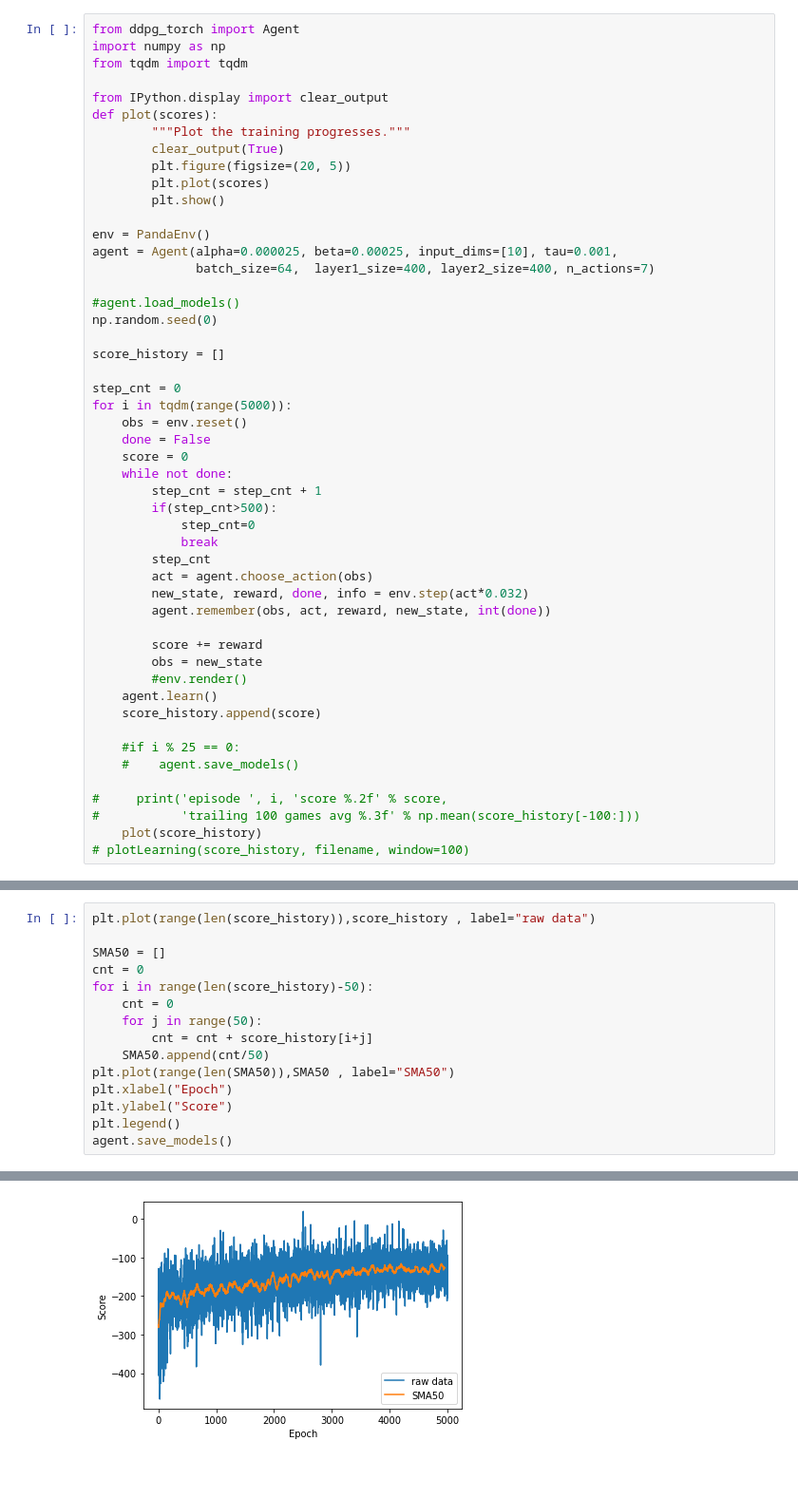
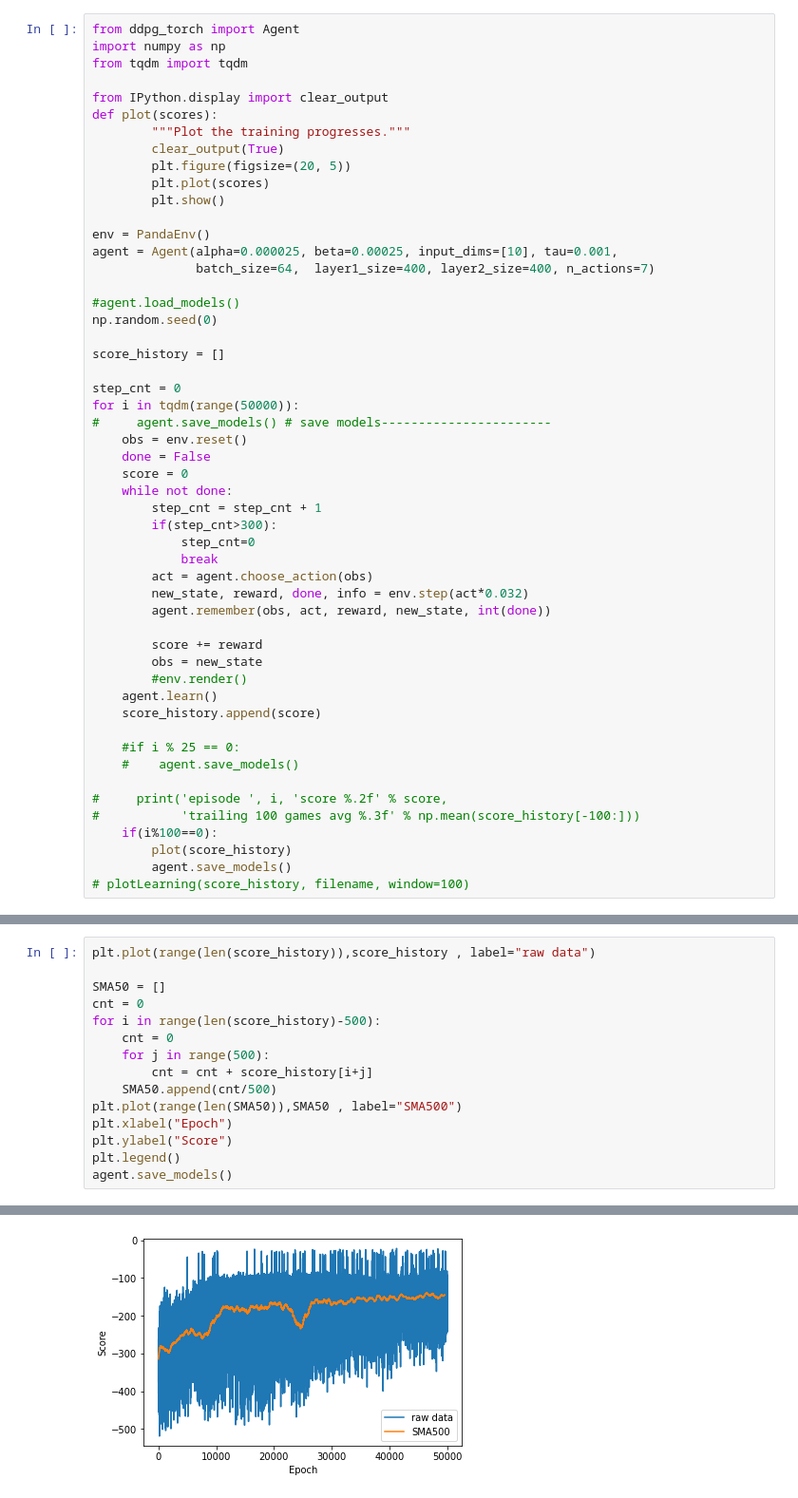
Before and after one commit to KelvinYang0320/IKPY-based-RL-ENV, a Jupyter notebook: RLenv.ipynb, the cells around one changed output, grey strips where cells are left out. Shown at 95% size. Drawn from its saved outputs; the diff is of its cells as text; blank space fills up the shorter version.

```diff
--- a/RLenv.ipynb
+++ b/RLenv.ipynb
@@ -141,16 +152,16 @@ np.random.seed(0)
 score_history = []
 
 step_cnt = 0
-for i in tqdm(range(5000)):
+for i in tqdm(range(50000)):
+#     agent.save_models() # save models-----------------------
     obs = env.reset()
     done = False
     score = 0
     while not done:
         step_cnt = step_cnt + 1
-        if(step_cnt>500):
+        if(step_cnt>300):
             step_cnt=0
             break
-        step_cnt
         act = agent.choose_action(obs)
         new_state, reward, done, info = env.step(act*0.032)
         agent.remember(obs, act, reward, new_state, int(done))
@@ -166,6 +177,8 @@ for i in tqdm(range(5000)):
 
 #     print('episode ', i, 'score %.2f' % score,
 #           'trailing 100 games avg %.3f' % np.mean(score_history[-100:]))
-    plot(score_history)
+    if(i%100==0):
+        plot(score_history)
+        agent.save_models()
 # plotLearning(score_history, filename, window=100)
 # %% [output]
@@ -173,22 +190,22 @@ for i in tqdm(range(5000)):
 # %%
 plt.plot(range(len(score_history)),score_history , label="raw data")
 
 SMA50 = []
 cnt = 0
-for i in range(len(score_history)-50):
+for i in range(len(score_history)-500):
     cnt = 0
-    for j in range(50):
+    for j in range(500):
         cnt = cnt + score_history[i+j]
-    SMA50.append(cnt/50)
-plt.plot(range(len(SMA50)),SMA50 , label="SMA50")
+    SMA50.append(cnt/500)
+plt.plot(range(len(SMA50)),SMA50 , label="SMA500")
 plt.xlabel("Epoch")
 plt.ylabel("Score")
 plt.legend()
 agent.save_models()
 # %% [output]
 ... saving checkpoint ...
 ... saving checkpoint ...
 ... saving checkpoint ...
 ... saving checkpoint ...
-[figure, old version]
+[figure, new version]
 # %%
```
Also changed, not shown: parts of 6 cells of this notebook, 45 other files.
